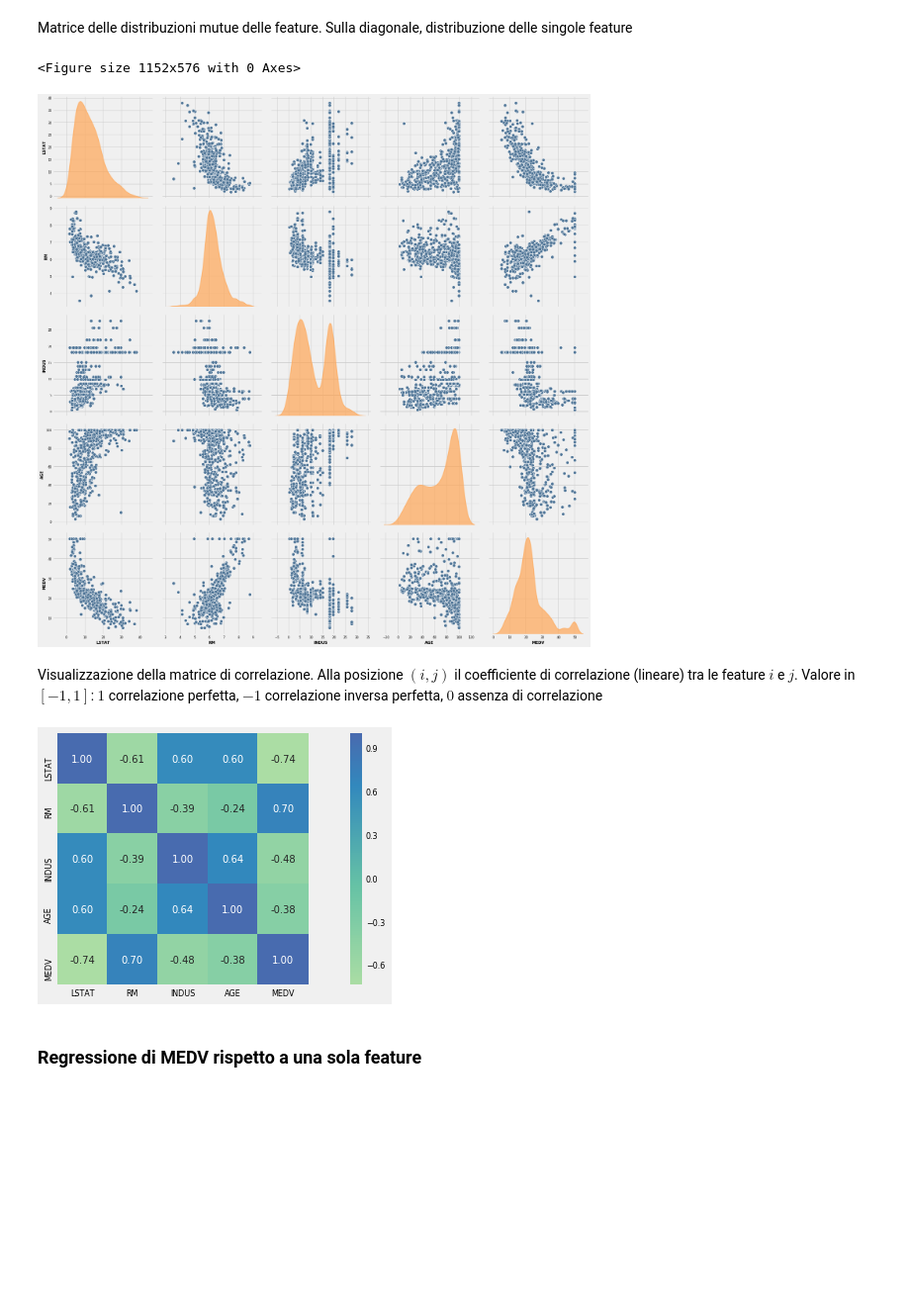
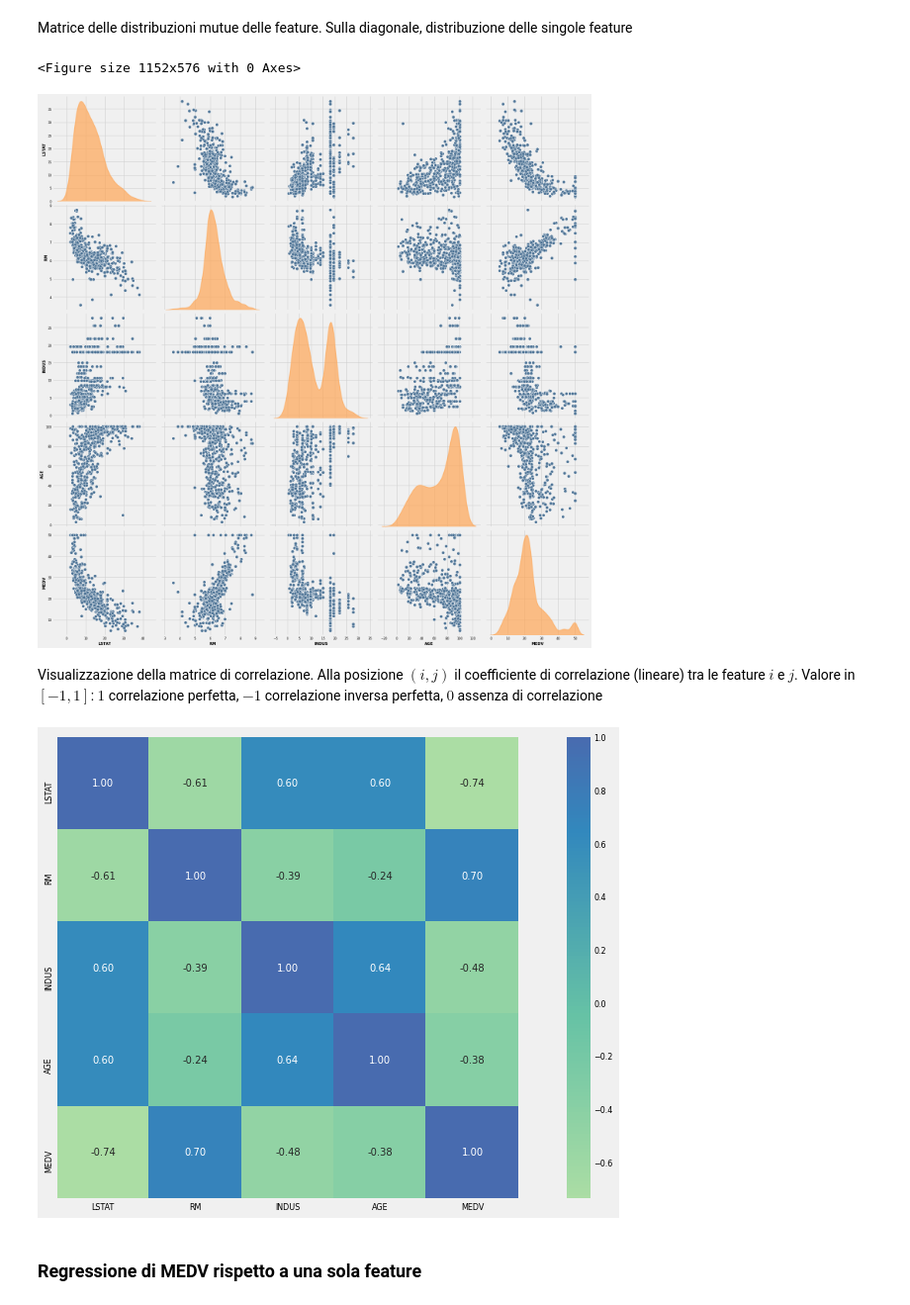
Before and after one commit to tvml/ml1920, a Jupyter notebook: codici/regression.ipynb, the cells around one changed output. Shown at 99% size. Saved outputs shown, nothing was run; the diff lists cells and outputs as text; code cells hidden in the pictures; blank space fills up the shorter version.

```diff
--- a/codici/regression.ipynb
+++ b/codici/regression.ipynb
@@ -28,3 +23,15 @@ The text.latex.unicode rcparam was deprecated in Matplotlib 2.2 and will be remo
+# %%
+import urllib.request
+
+filepath = "../dataset/"
+url = "https://tvml.github.io/ml1920/dataset/"
+
+def get_file(filename,local):
+    if local:
+        return filepath+filename
+    else:
+        urllib.request.urlretrieve (url+filename, filename)
+        return filename
 # %%
 import matplotlib.pyplot as plt
 import matplotlib.colors as mcolors
@@ -79,7 +86,7 @@ Features:
 # %% [markdown]
 Lettura del dataset in dataframe pandas
 # %%
-df = pd.read_csv('../dataset/housing.data.txt', header=None, sep='\s+')
+df = pd.read_csv(get_file('housing.data.txt',local=0), header=None, sep='\s+')
 df.columns = ['CRIM','ZN','INDUS','CHAS','NOX','RM','AGE','DIS','RAD','TAX','PTRATIO','B','LSTAT','MEDV']
 df.shape
 # %% [output]
@@ -98,25 +105,25 @@ sns.pairplot(df[cols], height=4, diag_kind='kde',
 plt.show()
 # %% [output]
 <Figure size 1152x576 with 0 Axes>
-[figure, old version]
+[figure, new version]
 # %% [markdown]
 Visualizzazione della matrice di correlazione. Alla posizione $(i,j)$ il coefficiente di correlazione (lineare) tra le feature $i$ e $j$. Valore in $[-1,1]$: $1$ correlazione perfetta, $-1$ correlazione inversa perfetta, $0$ assenza di correlazione
 # %%
 cm = np.corrcoef(df[cols].values.T)
-plt.figure(figsize=(12,4))
+plt.figure(figsize=(14,7))
 hm = sns.heatmap(cm,
                  cbar=True,
                  annot=True,
                  square=True,
                  fmt='.2f',
                  annot_kws={'size': 10},
                  yticklabels=cols,
                  xticklabels=cols,
                  cmap = cmap)
 plt.tight_layout()
 plt.show()
 # %% [output]
-[figure, old version]
+[figure, new version]
 # %% [markdown]
 ### Regressione di MEDV rispetto a una sola feature
 # %%
```
Also changed, not shown: parts of 11 cells of this notebook, 23 other files.
